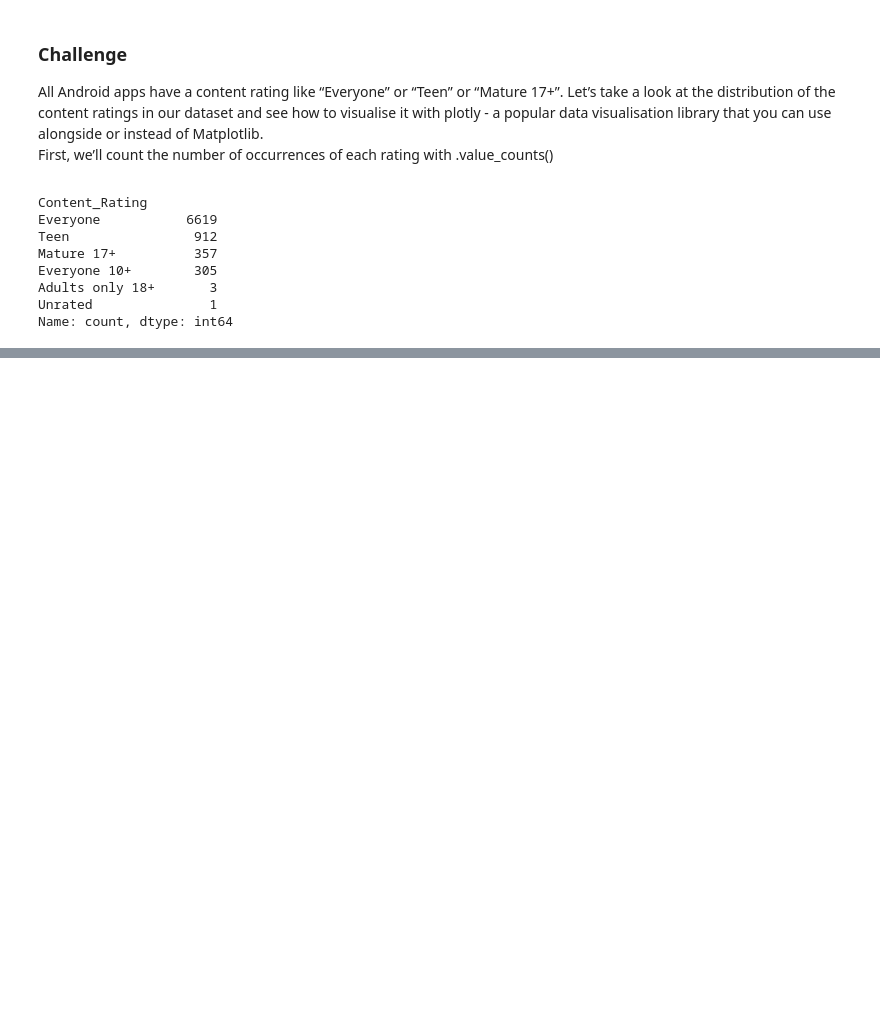
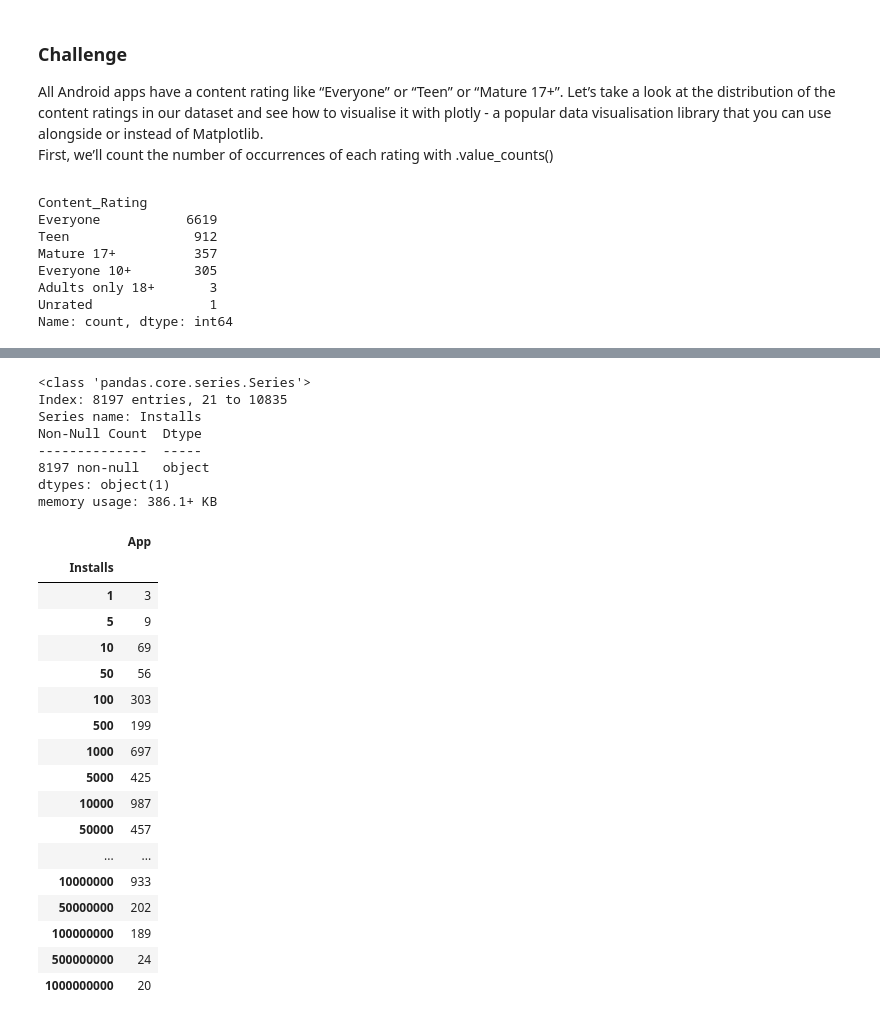
Before and after one commit to shane-221/100_days_of_python, a Jupyter notebook: 76_Advanced_More_Charts/Google+Play+Store+Project+(Start)/Google Play Store App Analytics (start).ipynb, the cells around one changed output, grey strips where cells are left out. Cells and saved outputs as stored; diff of their text form; code cells hidden in the pictures; blank space fills up the shorter version.

```diff
--- a/76_Advanced_More_Charts/Google+Play+Store+Project+(Start)/Google Play Store App Analytics (start).ipynb
+++ b/76_Advanced_More_Charts/Google+Play+Store+Project+(Start)/Google Play Store App Analytics (start).ipynb
@@ -175,0 +188,46 @@ fig.show()
+# %%
+# Check the type of data it is:
+clean_df["Installs"].describe()
+    ## Or use:
+clean_df["Installs"].info()
+
+
+# To convert the data, we need to remove the commas int he dataset.
+clean_df["Installs"] = clean_df["Installs"].astype(str).str.replace(",", "")
+                            # Convert the enture thing to as type str/ float/ int etc
+                            ## The access the strings
+                            ### Then replace
+# Coverting to numerical values:
+clean_df["Installs"] =  pd.to_numeric(clean_df["Installs"], errors ="coerce")
+                            # As type is more dixed compared to numeric. Can also choose what happens to the errors in to numeric.
+                            ## For the errros you can choose raise which is error, coerce-- NaN , or ignore
+
+# Grouping them
+clean_df[["App", "Installs"]].groupby("Installs").agg({"App":"count"})
+# %% [output]
+<class 'pandas.core.series.Series'>
+Index: 8197 entries, 21 to 10835
+Series name: Installs
+Non-Null Count  Dtype
+--------------  -----
+8197 non-null   object
+dtypes: object(1)
+memory usage: 386.1+ KB
+|  | App |
+| Installs |  |
+| 1 | 3 |
+| 5 | 9 |
+| 10 | 69 |
+| 50 | 56 |
+| 100 | 303 |
+| 500 | 199 |
+| 1000 | 697 |
+| 5000 | 425 |
+| 10000 | 987 |
+| 50000 | 457 |
+| ... | ... |
+| 10000000 | 933 |
+| 50000000 | 202 |
+| 100000000 | 189 |
+| 500000000 | 24 |
+| 1000000000 | 20 |
```
Also changed, not shown: parts of 5 cells of this notebook.
